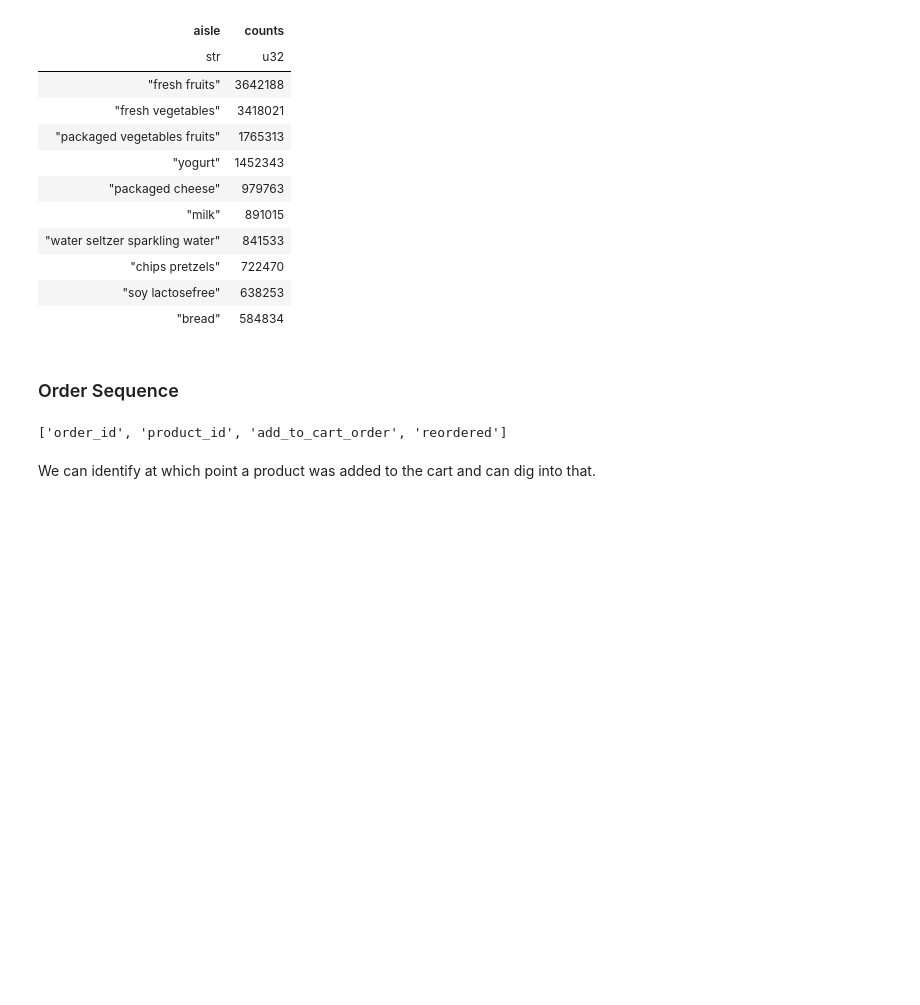
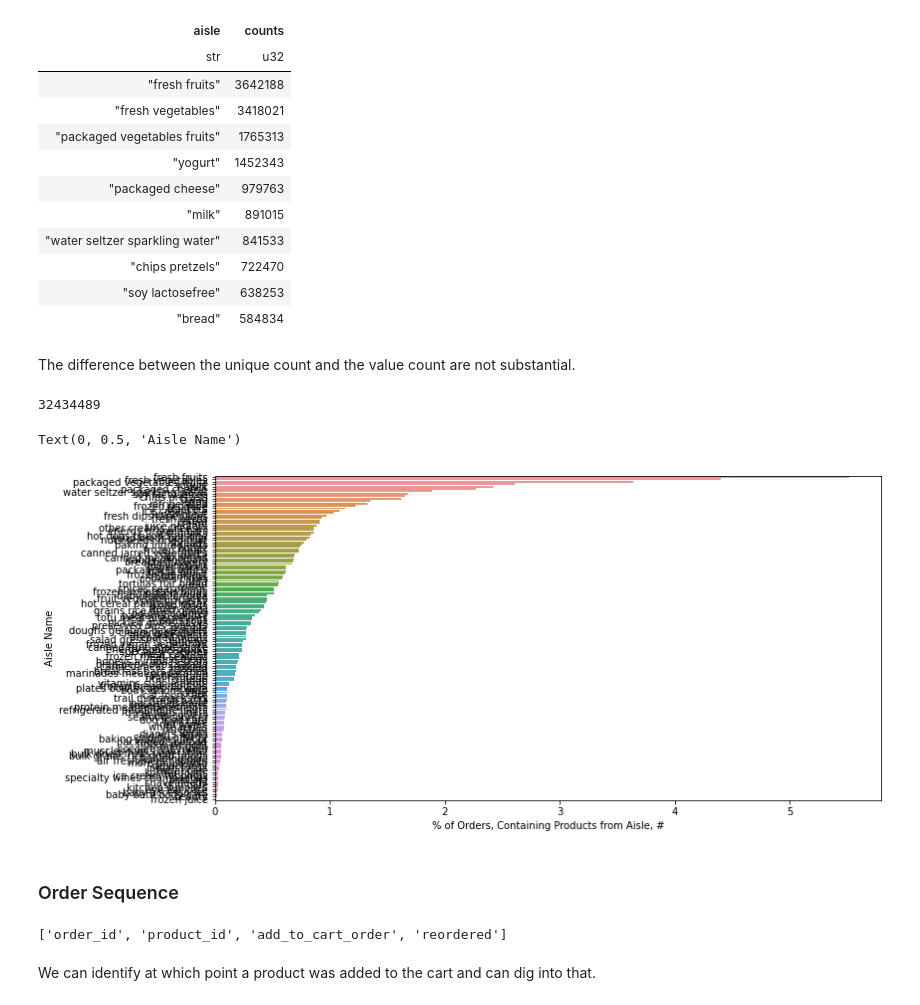
Before and after one commit to will-fong/instacart_online_grocery_shopping_analysis, a Jupyter notebook: notebooks/1.1-instacart-analysis-using-polars.ipynb, the cells around one changed output. Cells and saved outputs as stored; diff of their text form; code cells hidden in the pictures; blank space fills up the shorter version.

```diff
--- a/notebooks/1.1-instacart-analysis-using-polars.ipynb
+++ b/notebooks/1.1-instacart-analysis-using-polars.ipynb
@@ -811,3 +825,21 @@ products_prior_value_counts.head(10)
 | "Organic Whole Milk" | 137905 |
 # %% [markdown]
 Many of the current popular products are unsurprisingly popular products for prior orders
+# %%
+order_id_prior_aisle_unique_count =  (
+    df_order_products_prior_named
+    .groupby(
+        [
+            'aisle_id'
+            , 'aisle'
+        ]
+    )
+    .agg(
+        [
+            pl.col('order_id').unique().len()
+        ]
+    )
+    .sort('aisle_id', reverse=False)
+)
+
+order_id_prior_aisle_unique_count.head()
@@ -813,0 +856,4 @@ Many of the current popular products are unsurprisingly popular products for pri
+# %%
+aisles_prior_unique_counts = order_id_prior_aisle_unique_count.sort('order_id_count', reverse=True)
+
+aisles_prior_unique_counts.head(10)
@@ -828,12 +887,32 @@ aisles_prior_value_counts.head(10)
 | "chips pretzels" | 722470 |
 | "soy lactosefree" | 638253 |
 | "bread" | 584834 |
+# %% [markdown]
+The difference between the unique count and the value count are not substantial.
+# %%
+orders_total_count = df_order_products_prior_named.shape[0]
+
+orders_total_count
+# %% [output]
+32434489
+# %%
+plt.figure(figsize=(12, 6))
+
+sns.barplot(
+    y = aisles_prior_unique_counts.to_pandas()['aisle']
+    , x = aisles_prior_unique_counts.to_pandas()['order_id_count'] / orders_total_count * 100
+    )
+plt.xlabel('% of Orders, Containing Products from Aisle, #')
+plt.ylabel('Aisle Name')
+# %% [output]
+Text(0, 0.5, 'Aisle Name')
+[figure, added]
 # %% [markdown]
 ### Order Sequence
-# %%
-   df_order_products_prior.columns
-# %% [output]
-['order_id', 'product_id', 'add_to_cart_order', 'reordered']
+# %%
+df_order_products_prior.columns
+# %% [output]
+['order_id', 'product_id', 'add_to_cart_order', 'reordered']
 # %% [markdown]
 We can identify at which point a product was added to the cart and can dig into that.
 # %%
```
Also changed, not shown: parts of 20 cells of this notebook.
